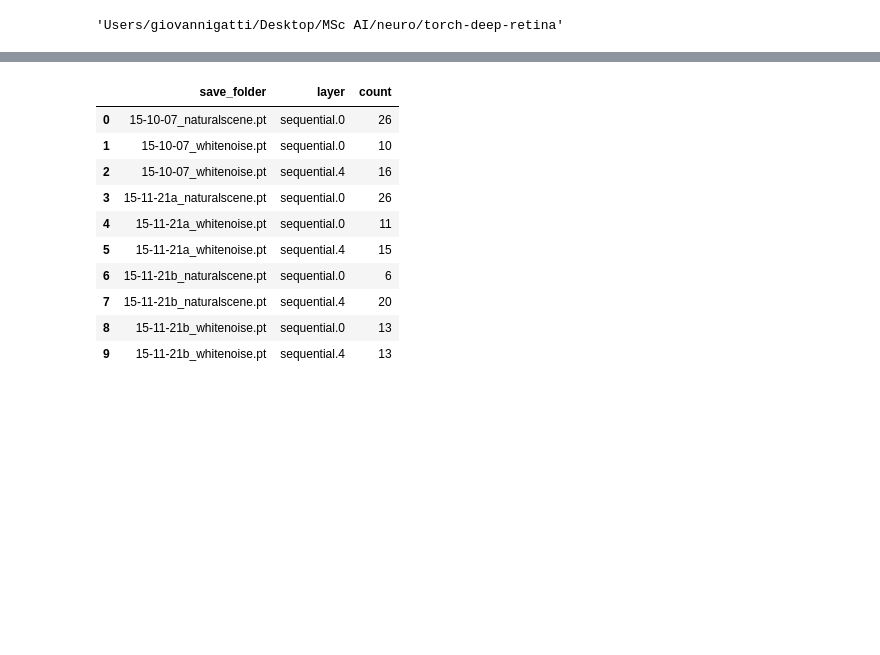
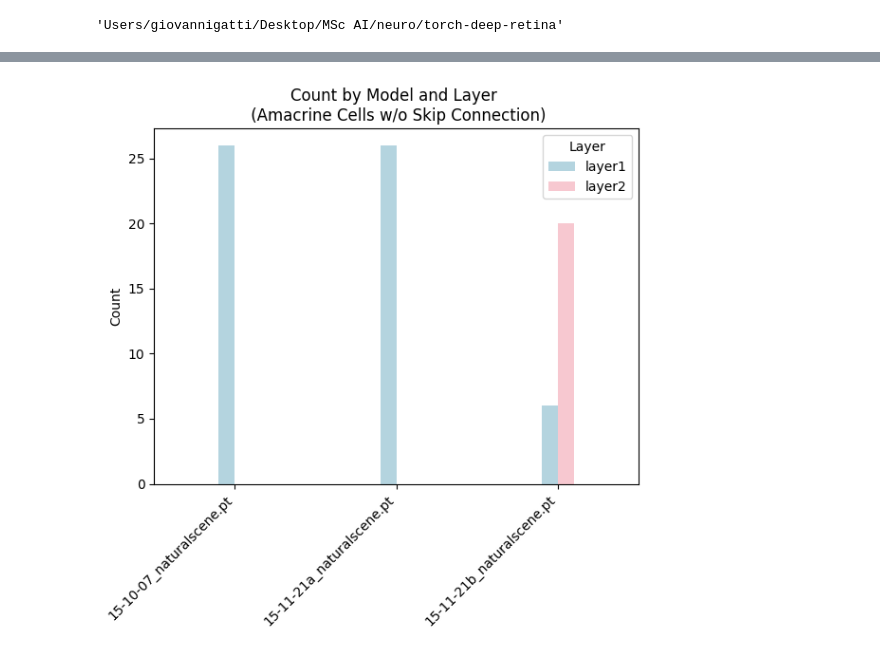
Before and after one commit to giovanni-gatti/torch-deep-retina, a Jupyter notebook: figs/intrnrn_corr/analyses.ipynb, the cells around one changed output, grey strips where cells are left out. Saved outputs shown, nothing was run; the diff lists cells and outputs as text; code cells hidden in the pictures; blank space fills up the shorter version.

Commit message:
correlation figures

```diff
--- a/figs/intrnrn_corr/analyses.ipynb
+++ b/figs/intrnrn_corr/analyses.ipynb
@@ -37,16 +42,28 @@ amacrine_df.head()
 # %%
 amacrine_layer_cnts = amacrine_df.groupby(['save_folder', 'layer']).size()
 amacrine_layer_cnts = amacrine_layer_cnts.reset_index(name='count')
-amacrine_layer_cnts
+non_skip_amacrine = amacrine_layer_cnts[~amacrine_layer_cnts['save_folder'].str.contains("skip_")]
+skip_amacrine = amacrine_layer_cnts[amacrine_layer_cnts['save_folder'].str.contains("skip_")]
-# %% [output]
-|  | save_folder | layer | count |
-| 0 | 15-10-07_naturalscene.pt | sequential.0 | 26 |
-| 1 | 15-10-07_whitenoise.pt | sequential.0 | 10 |
-| 2 | 15-10-07_whitenoise.pt | sequential.4 | 16 |
-| 3 | 15-11-21a_naturalscene.pt | sequential.0 | 26 |
-| 4 | 15-11-21a_whitenoise.pt | sequential.0 | 11 |
-| 5 | 15-11-21a_whitenoise.pt | sequential.4 | 15 |
-| 6 | 15-11-21b_naturalscene.pt | sequential.0 | 6 |
-| 7 | 15-11-21b_naturalscene.pt | sequential.4 | 20 |
-| 8 | 15-11-21b_whitenoise.pt | sequential.0 | 13 |
-| 9 | 15-11-21b_whitenoise.pt | sequential.4 | 13 |
+# %%
+plt.figure(figsize=(6, 6))
+sns.barplot(
+    data=non_skip_amacrine,
+    x='save_folder',
+    y='count',
+    hue='layer',
+    palette=['lightblue', 'pink'],
+    width=0.2
+)
+
+# Customizing the plot
+plt.title('Count by Model and Layer \n (Amacrine Cells w/o Skip Connection)')
+plt.xlabel("")  # Remove x-axis label
+plt.ylabel('Count')
+plt.xticks(rotation=45, ha='right')  # Rotate x-axis labels for readability
+plt.yticks(np.arange(0, non_skip_amacrine['count'].max() + 1, 5))  # Set y-axis ticks to integer values only
+plt.legend(title='Layer')
+plt.tight_layout()
+
+plt.show()
+# %% [output]
+[figure, added]
```
Also changed, not shown: parts of 9 cells of this notebook, 3 other files.
